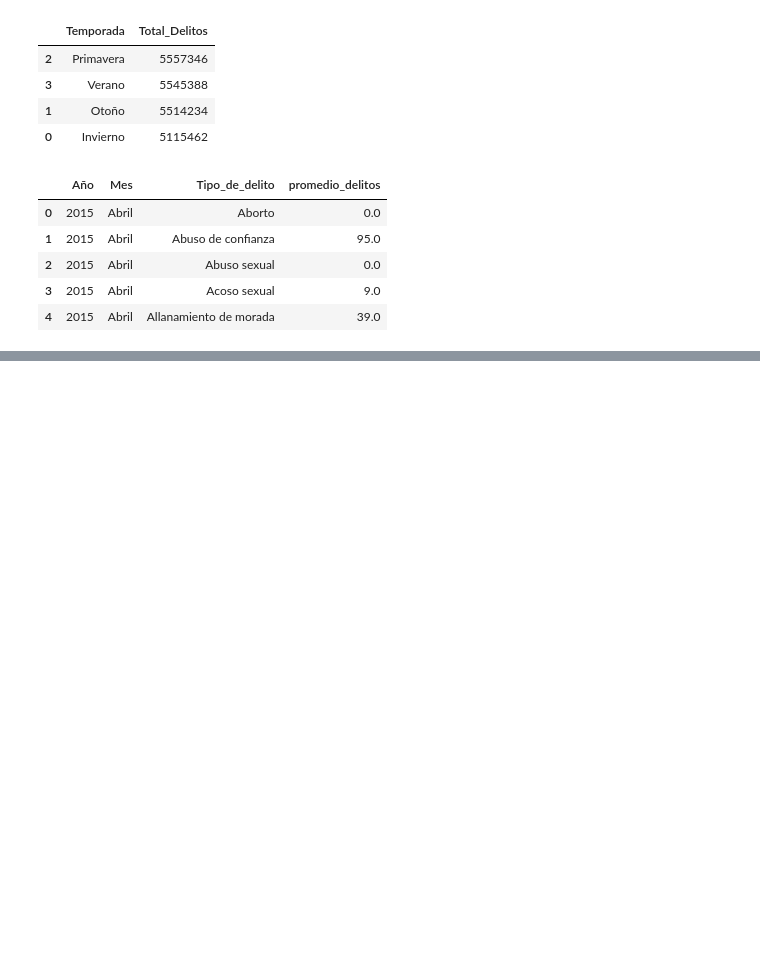
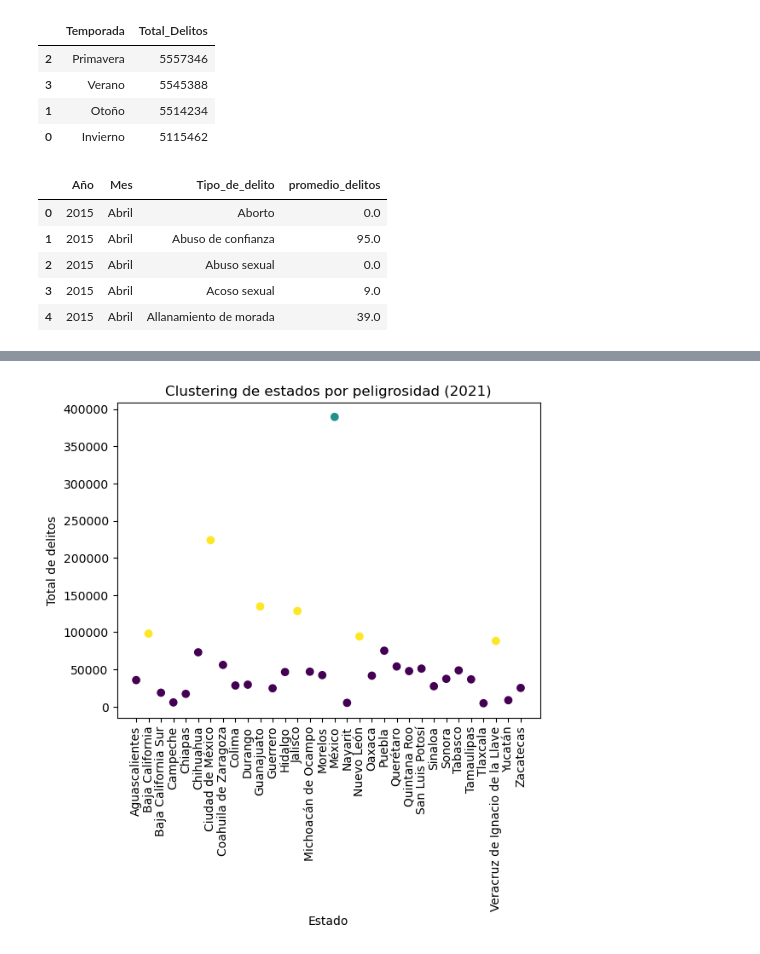
Before and after one commit to Nefi-Fran-Oc/EBACMX-DATA-ANALYST, a Jupyter notebook: Proyecto Final – Nefi Francisco Ocelotl.ipynb, the cells around one changed output, grey strips where cells are left out. Saved outputs shown, nothing was run; the diff lists cells and outputs as text; code cells hidden in the pictures; blank space fills up the shorter version.

```diff
--- a/Proyecto Final – Nefi Francisco Ocelotl.ipynb
+++ b/Proyecto Final – Nefi Francisco Ocelotl.ipynb
@@ -211,0 +377,23 @@ df_montecarlo_py = (
+# %%
+kmeans = KMeans(n_clusters=3, random_state=42)
+
+df_estado['Cluster'] = kmeans.fit_predict(
+    df_estado[['Delitos_norm']]
+)
+# %%
+plt.figure()
+
+plt.scatter(
+    df_estado['Entidad'],
+    df_estado['Delitos'],
+    c=df_estado['Cluster']
+)
+
+plt.xticks(rotation=90)
+plt.title('Clustering de estados por peligrosidad (2021)')
+plt.xlabel('Estado')
+plt.ylabel('Total de delitos')
+
+plt.show()
+# %% [output]
+[figure, added]
```
Also changed, not shown: parts of 14 cells of this notebook, 2 other files.
